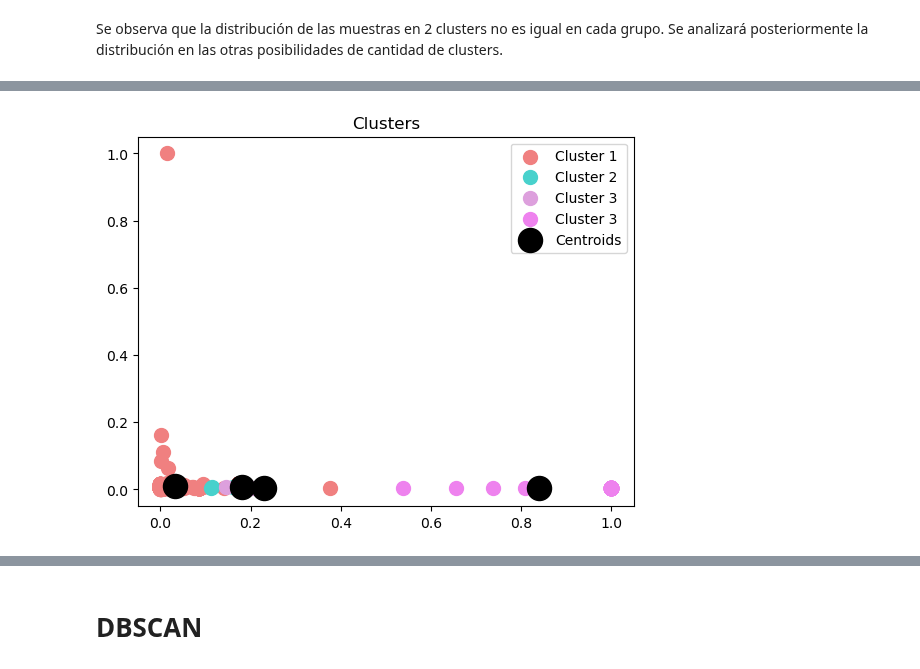
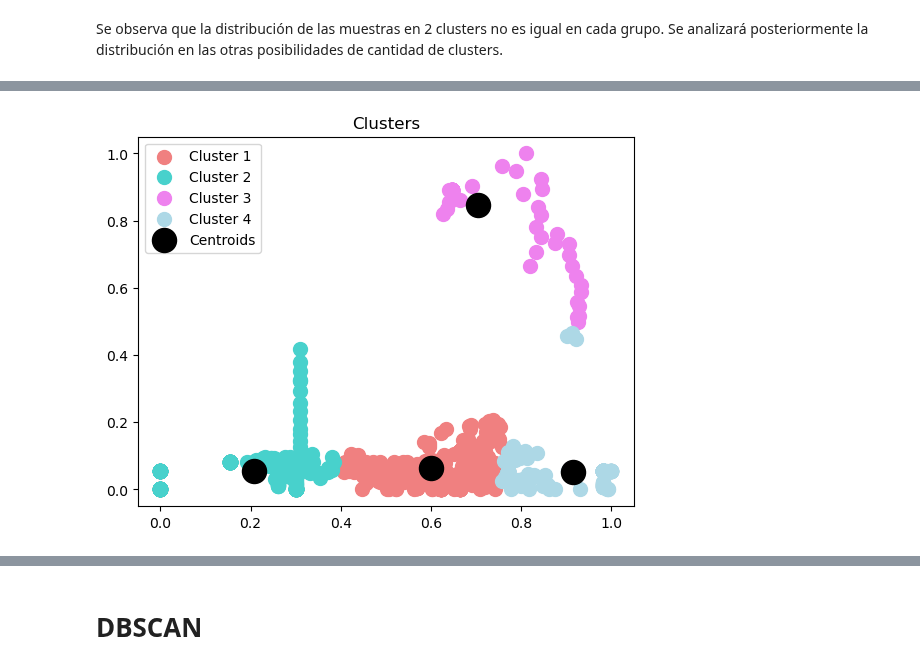
Before and after one commit to L-Ameneiro/EDA-Datasets, a Jupyter notebook: notebooks/MODELO NO SUPERVISADO consumo_energ_mundial.ipynb, the cells around one changed output, grey strips where cells are left out. Cells and saved outputs as stored; diff of their text form; code cells hidden in the pictures.

```diff
--- a/notebooks/MODELO NO SUPERVISADO consumo_energ_mundial.ipynb
+++ b/notebooks/MODELO NO SUPERVISADO consumo_energ_mundial.ipynb
@@ -83,5 +96,4 @@ suram1
 suram1 = suram1.fillna(suram1.median())
 # %%
 # Se elimina la columna iso_code
-suram1 = suram1.drop('iso_code', axis=1)
-print(suram1)
+suram1=suram1.drop(['iso_code'], axis=1)
@@ -127,6 +175,6 @@ TypeError: unsupported operand type(s) for -: 'str' and 'str'
 # %%
 # Se seleccionan las variables a analizar
 
-x=p1_scal[['wind_share_elec','wind_cons_change_pct','wind_share_energy','wind_consumption', 'coal_prod_change_pct',	'coal_prod_change_twh',	'gas_prod_change_pct',	'gas_prod_change_twh',	'oil_prod_change_pct',	'oil_prod_change_twh',	'energy_cons_change_twh','solar_elec_per_capita' ,'solar_energy_per_capita']].values
+x=p1_scal[['hydro_share_elec','hydro_consumption' ]].values
 pd.DataFrame(x).head(5)
 # %% [output]
@@ -318,14 +358,14 @@ print(centroids2)
 # %%
 #
 plt.scatter(x[y_means4 == 0, 0], x[y_means4 == 0, 1], s = 100, c = 'lightcoral', label = 'Cluster 1')
 plt.scatter(x[y_means4 == 1, 0], x[y_means4 == 1, 1], s = 100, c = 'mediumturquoise', label = 'Cluster 2')
-plt.scatter(x[y_means4 == 2, 0], x[y_means4 == 2, 1], s = 100, c = 'plum', label = 'Cluster 3')
-plt.scatter(x[y_means4 == 3, 0], x[y_means4 == 3, 1], s = 100, c = 'violet', label = 'Cluster 3')
+plt.scatter(x[y_means4 == 2, 0], x[y_means4 == 2, 1], s = 100, c = 'violet', label = 'Cluster 3')
+plt.scatter(x[y_means4 == 3, 0], x[y_means4 == 3, 1], s = 100, c = 'lightblue', label = 'Cluster 4')
 plt.scatter(kmeansmodel4.cluster_centers_[:, 0], kmeansmodel4.cluster_centers_[:, 1], s = 300, c = 'black', label = 'Centroids')
 plt.title('Clusters')
 plt.xlabel('')
 plt.ylabel('')
 plt.legend()
 plt.show()
 # %% [output]
-[figure, old version]
+[figure, new version]
```
Also changed, not shown: parts of 32 cells of this notebook, 2 other files.
